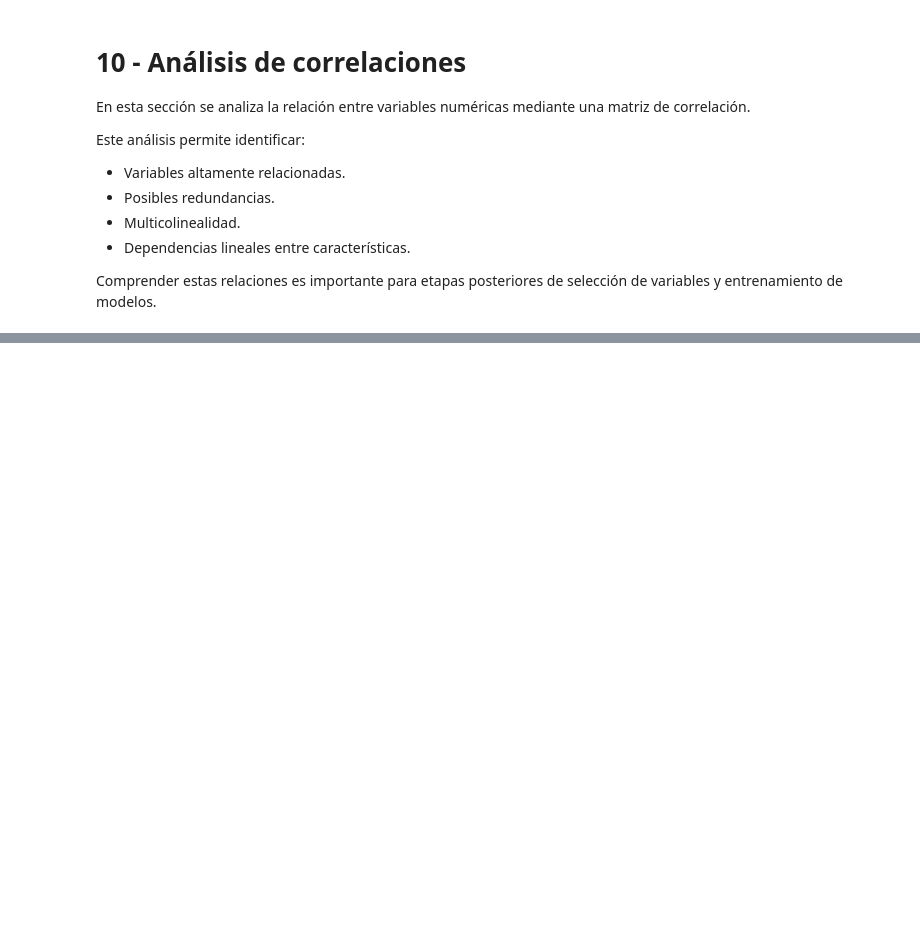
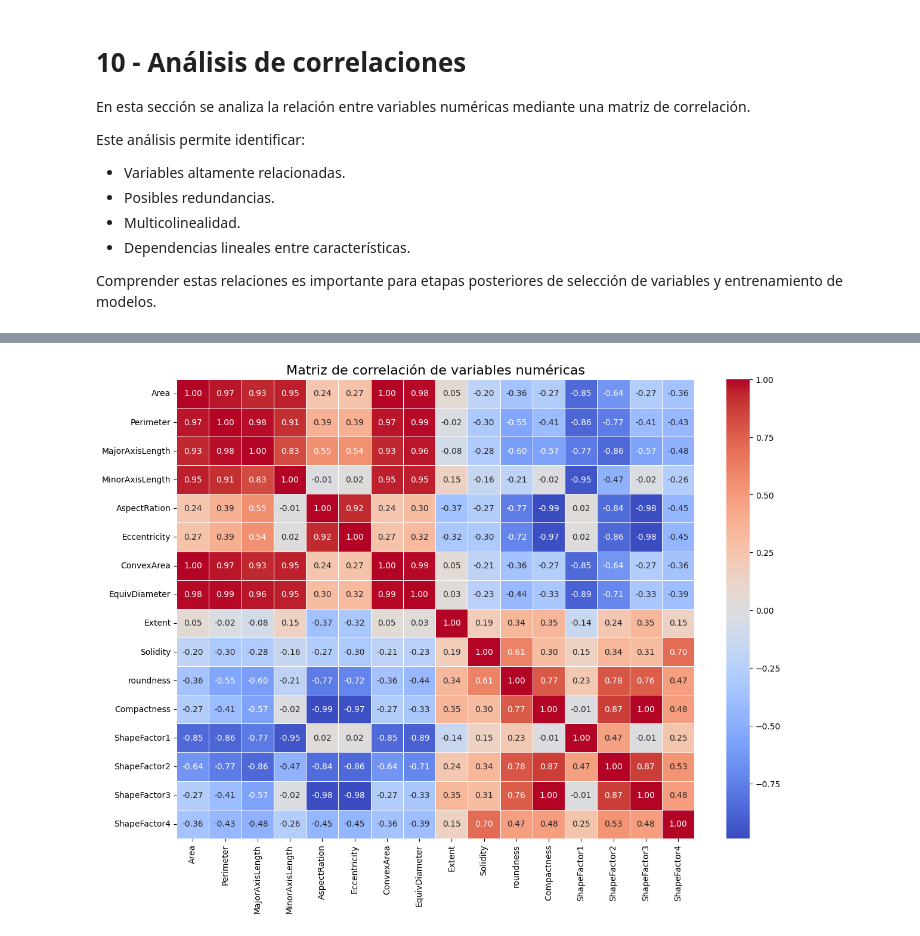
Before and after one commit to IAproyecto24/Laboratorio_drybean_ml, a Jupyter notebook: notebooks/Prepocesamiento_Datos_Crudos_Frijol.ipynb, the cells around one changed output, grey strips where cells are left out. Saved outputs shown, nothing was run; the diff lists cells and outputs as text; code cells hidden in the pictures; blank space fills up the shorter version.

```diff
--- a/notebooks/Prepocesamiento_Datos_Crudos_Frijol.ipynb
+++ b/notebooks/Prepocesamiento_Datos_Crudos_Frijol.ipynb
@@ -914,0 +931,8 @@ Comprender estas relaciones es importante para etapas posteriores de selección
+# %%
+# ==========================================
+# 38. MATRIZ DE CORRELACIÓN
+# ==========================================
+
+correlation_matrix = df[numeric_columns].corr()
+
+correlation_matrix
@@ -914,0 +957,23 @@ Comprender estas relaciones es importante para etapas posteriores de selección
+# %%
+# ==========================================
+# 39. HEATMAP DE CORRELACIONES
+# ==========================================
+
+plt.figure(figsize=(14, 10))
+
+sns.heatmap(
+    correlation_matrix,
+    annot=True,
+    fmt=".2f",
+    cmap="coolwarm",
+    linewidths=0.5
+)
+
+plt.title(
+    "Matriz de correlación de variables numéricas",
+    fontsize=16
+)
+
+plt.show()
+# %% [output]
+[figure, added]
```
Also changed, not shown: parts of 18 cells of this notebook, 2 other files.
